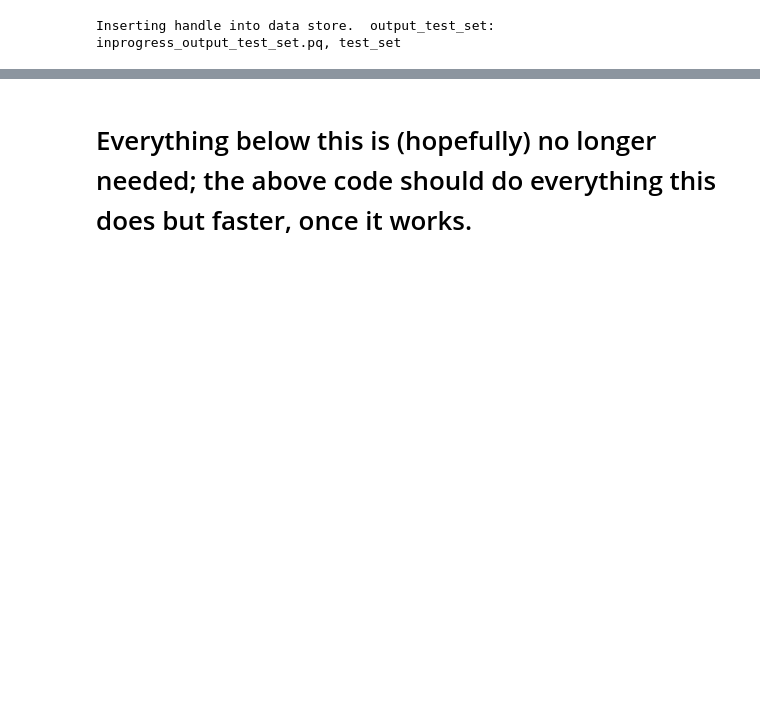
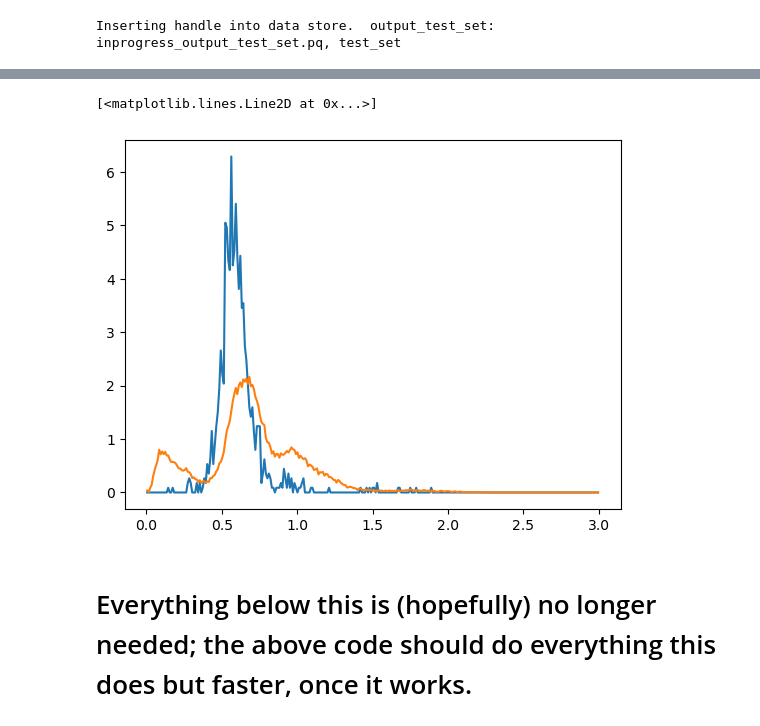
Before and after one commit to alice-crafford/Photo-z-Stress-Test, a Jupyter notebook: Test_Pipeline.ipynb, the cells around one changed output, grey strips where cells are left out. Saved outputs shown, nothing was run; the diff lists cells and outputs as text; code cells hidden in the pictures; blank space fills up the shorter version.

```diff
--- a/Test_Pipeline.ipynb
+++ b/Test_Pipeline.ipynb
@@ -847,3 +859,17 @@ TypeError: dict.update() argument after ** must be a mapping, not NoneType
+# %%
+import h5py
+import matplotlib.pyplot as plt
+
+filepath = "/Users/alicec03/Desktop/Summer_Research/Photo-z-Stress-Test/Photo-z-Stress-Test/TrainZ/BOSS/output_estimate_TrainZ.hdf5"
+file = h5py.File(filepath)
+filepath2 = "/Users/alicec03/Desktop/Summer_Research/Photo-z-Stress-Test/Photo-z-Stress-Test/TrainZ/DEEP2/output_estimate_TrainZ.hdf5"
+file2 = h5py.File(filepath2)
+
+plt.plot(file['meta']['xvals'][0], file['data']['yvals'][2])
+plt.plot(file2['meta']['xvals'][0], file2['data']['yvals'][2])
+# %% [output]
+[<matplotlib.lines.Line2D at 0x...>]
+[figure, added]
 # %%
 os.chdir("/Users/alicec03/Desktop/Summer_Research/Photo-z-Stress-Test/Photo-z-Stress-Test/CMNN")
 # %%
```
Also changed, not shown: parts of 8 cells of this notebook.
